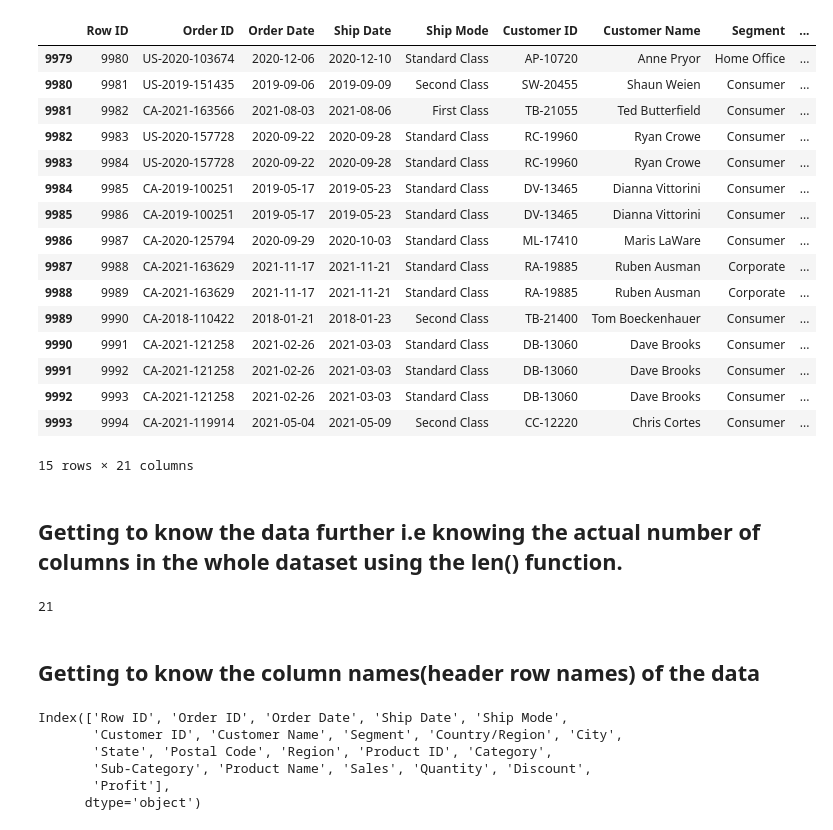
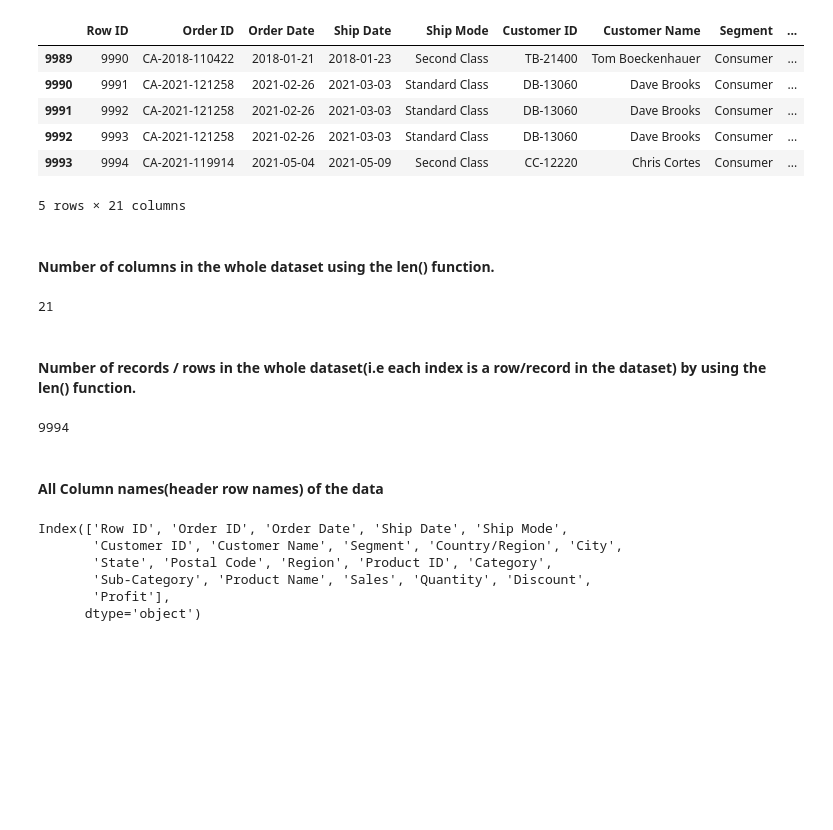
Before and after one commit to Andrew235-art/Python_data_analysis, a Jupyter notebook: Python3 EDA projects/Project_1_Sample_store_data/reading_superstore_data.ipynb, the cells around one changed output. Saved outputs shown, nothing was run; the diff lists cells and outputs as text; code cells hidden in the pictures; blank space fills up the shorter version.

```diff
--- a/Python3 EDA projects/Project_1_Sample_store_data/reading_superstore_data.ipynb
+++ b/Python3 EDA projects/Project_1_Sample_store_data/reading_superstore_data.ipynb
@@ -57,32 +77,29 @@ df.head(15)
 # %%
-df.tail(15)
+df.tail()
 # %% [output]
 |  | Row ID | Order ID | Order Date | Ship Date | Ship Mode | Customer ID | Customer Name | Segment | ... |
-| 9979 | 9980 | US-2020-103674 | 2020-12-06 | 2020-12-10 | Standard Class | AP-10720 | Anne Pryor | Home Office | ... |
-| 9980 | 9981 | US-2019-151435 | 2019-09-06 | 2019-09-09 | Second Class | SW-20455 | Shaun Weien | Consumer | ... |
-| 9981 | 9982 | CA-2021-163566 | 2021-08-03 | 2021-08-06 | First Class | TB-21055 | Ted Butterfield | Consumer | ... |
-| 9982 | 9983 | US-2020-157728 | 2020-09-22 | 2020-09-28 | Standard Class | RC-19960 | Ryan Crowe | Consumer | ... |
-| 9983 | 9984 | US-2020-157728 | 2020-09-22 | 2020-09-28 | Standard Class | RC-19960 | Ryan Crowe | Consumer | ... |
-| 9984 | 9985 | CA-2019-100251 | 2019-05-17 | 2019-05-23 | Standard Class | DV-13465 | Dianna Vittorini | Consumer | ... |
-| 9985 | 9986 | CA-2019-100251 | 2019-05-17 | 2019-05-23 | Standard Class | DV-13465 | Dianna Vittorini | Consumer | ... |
-| 9986 | 9987 | CA-2020-125794 | 2020-09-29 | 2020-10-03 | Standard Class | ML-17410 | Maris LaWare | Consumer | ... |
-| 9987 | 9988 | CA-2021-163629 | 2021-11-17 | 2021-11-21 | Standard Class | RA-19885 | Ruben Ausman | Corporate | ... |
-| 9988 | 9989 | CA-2021-163629 | 2021-11-17 | 2021-11-21 | Standard Class | RA-19885 | Ruben Ausman | Corporate | ... |
 | 9989 | 9990 | CA-2018-110422 | 2018-01-21 | 2018-01-23 | Second Class | TB-21400 | Tom Boeckenhauer | Consumer | ... |
 | 9990 | 9991 | CA-2021-121258 | 2021-02-26 | 2021-03-03 | Standard Class | DB-13060 | Dave Brooks | Consumer | ... |
 | 9991 | 9992 | CA-2021-121258 | 2021-02-26 | 2021-03-03 | Standard Class | DB-13060 | Dave Brooks | Consumer | ... |
 | 9992 | 9993 | CA-2021-121258 | 2021-02-26 | 2021-03-03 | Standard Class | DB-13060 | Dave Brooks | Consumer | ... |
 | 9993 | 9994 | CA-2021-119914 | 2021-05-04 | 2021-05-09 | Second Class | CC-12220 | Chris Cortes | Consumer | ... |
-15 rows × 21 columns
+5 rows × 21 columns
 # %% [markdown]
-## Getting to know the data further i.e knowing the actual number of columns in the whole dataset using the len() function.
+#### Number of columns in the whole dataset using the len() function.
 # %%
 NumberOfColumns = len(df.columns)
 print(NumberOfColumns)
 # %% [output]
 21
+# %% [markdown]
+#### Number of records / rows in the whole dataset(i.e each index is a row/record in the dataset) by using the len() function.
+# %%
+NumberOfRows = len(df.index)
+print(NumberOfRows)
+# %% [output]
+9994
 # %% [markdown]
-## Getting to know the column names(header row names) of the data
+#### All Column names(header row names) of the data
 # %%
 df.columns
 # %% [output]
```
Also changed, not shown: parts of 35 cells of this notebook, 4 other files.
